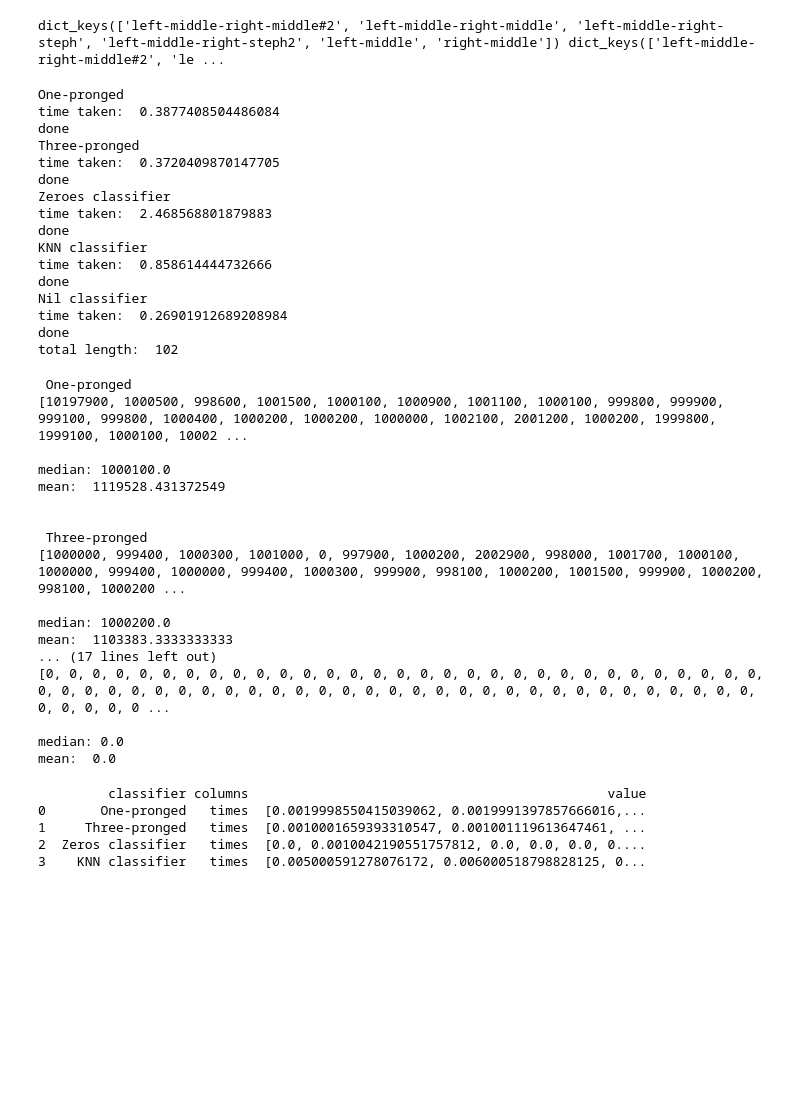
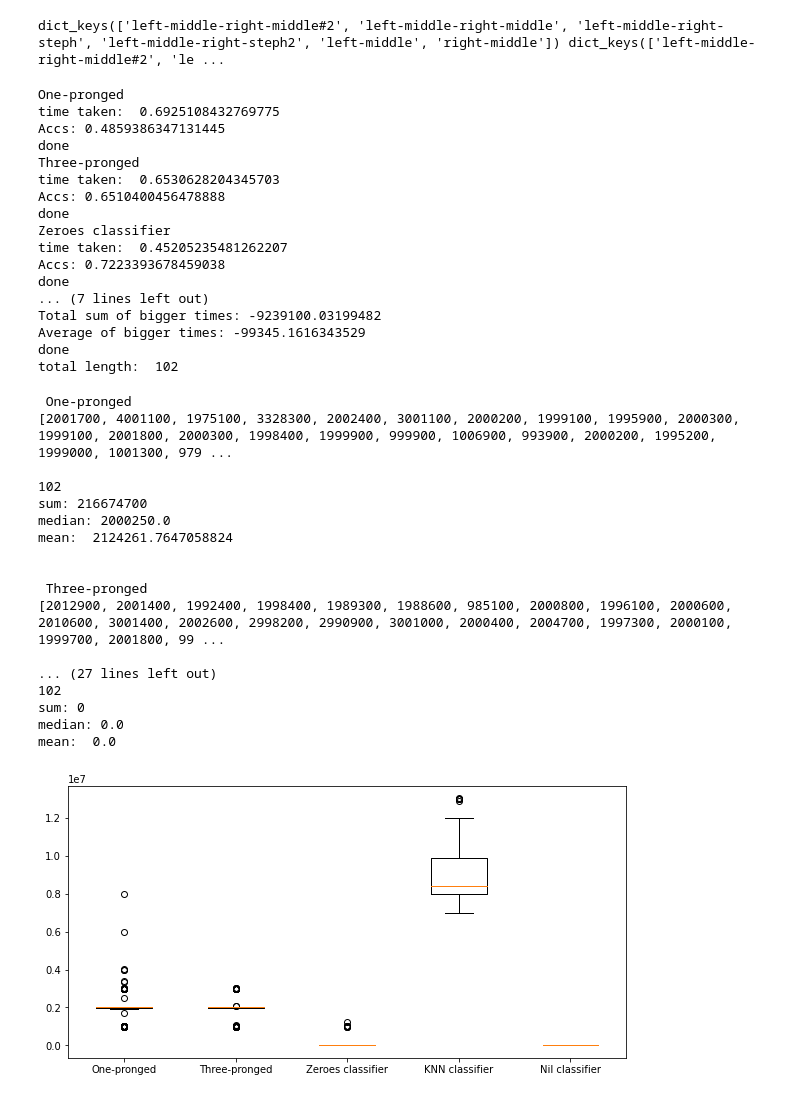
Before and after one commit to BruceWangXD/SpaceInvaders, a Jupyter notebook: Time Complexity per Classifier.ipynb, the cells around one changed output. Drawn from its saved outputs; the diff is of its cells as text; code cells hidden in the pictures; blank space fills up the shorter version.

Commit message:
Boxplot for Time Complexity

```diff
--- a/Time Complexity per Classifier.ipynb
+++ b/Time Complexity per Classifier.ipynb
@@ -69,6 +69,7 @@ all_classification_times = {}
 better_all_classification_times = {}
 nil = False
 using_zeroes = False
+accs = []
 for classifier_label, classifier in classifiers.items():
     print(classifier_label)
     start = time.time()
@@ -108,6 +109,13 @@ for classifier_label, classifier in classifiers.items():
             nil_classifier = nil,
             timeout = False)
 
+        actuals = "".join(labels[key].label)
+
+        lev_dist = lev(actuals, predictions)
+        acc = abs(len(actuals) - lev_dist)/len(actuals)
+        #print("Acc:", acc)
+        accs.append(acc)
+
         if classifier_label in better_all_classification_times.keys():
             better_all_classification_times[classifier_label] += times
 
@@ -125,6 +133,19 @@ for classifier_label, classifier in classifiers.items():
             all_classification_times["classifier"].append(classifier_label)
     end = time.time()
     print("time taken: ", end - start)
+    print("Accs:", np.mean(accs))
+    if classifier_label == "Zeroes classifier":
+        zeroes_time = end - start
+    elif classifier_label == "Nil classifier":
+        nil_time = end - start
+        diff = zeroes_time - nil_time
+        longer_times = []
+        for time1 in better_all_classification_times["Zeroes classifier"]:
+            if time1 > 1:
+                longer_times.append(time1)
+        print("Total sum of bigger times:", (diff - np.sum(longer_times)))
+        print("Average of bigger times:", (diff - np.sum(longer_times)) / (len(better_all_classification_times["Zeroes classifier"]) - len(longer_times)))
+
     print("done")
 
 print("total length: ", len(better_all_classification_times["One-pronged"]))
@@ -133,63 +154,50 @@ print("total length: ", len(better_all_classification_times["One-pronged"]))
 #                      wave_alpha=1, pred_alpha = 0.5, miny = -100, maxy = 100)
 # %% [output]
 One-pronged
-time taken:  0.3877408504486084
+time taken:  0.6925108432769775
+Accs: 0.4859386347131445
 done
 Three-pronged
-time taken:  0.3720409870147705
+time taken:  0.6530628204345703
+Accs: 0.6510400456478888
 done
 Zeroes classifier
-time taken:  2.468568801879883
+time taken:  0.45205235481262207
+Accs: 0.7223393678459038
 done
-KNN classifier
-time taken:  0.858614444732666
-done
-Nil classifier
-time taken:  0.26901912689208984
+... (7 lines left out)
+Total sum of bigger times: -9239100.03199482
+Average of bigger times: -99345.1616343529
 done
 total length:  102
 # %%
 import statistics
+plt.figure(figsize=(10, 5))
+plt.boxplot(better_all_classification_times.values(), labels = better_all_classification_times.keys())
 
 for key, values in better_all_classification_times.items():
     print("\n\n", key)
     print(values, "\n")
+    print(len(values))
+    print("sum:", np.sum(values))
     print("median:", statistics.median(values))
     print("mean: ", np.mean(values))
 # %% [output]
  One-pronged
-[10197900, 1000500, 998600, 1001500, 1000100, 1000900, 1001100, 1000100, 999800, 999900, 999100, 999800, 1000400, 1000200, 1000200, 1000000, 1002100, 2001200, 1000200, 1999800, 1999100, 1000100, 10002 ...
+[2001700, 4001100, 1975100, 3328300, 2002400, 3001100, 2000200, 1999100, 1995900, 2000300, 1999100, 2001800, 2000300, 1998400, 1999900, 999900, 1006900, 993900, 2000200, 1995200, 1999000, 1001300, 979 ...
 
-median: 1000100.0
-mean:  1119528.431372549
+102
+sum: 216674700
+median: 2000250.0
+mean:  2124261.7647058824
 
 
  Three-pronged
-[1000000, 999400, 1000300, 1001000, 0, 997900, 1000200, 2002900, 998000, 1001700, 1000100, 1000000, 999400, 1000000, 999400, 1000300, 999900, 998100, 1000200, 1001500, 999900, 1000200, 998100, 1000200 ...
+[2012900, 2001400, 1992400, 1998400, 1989300, 1988600, 985100, 2000800, 1996100, 2000600, 2010600, 3001400, 2002600, 2998200, 2990900, 3001000, 2000400, 2004700, 1997300, 2000100, 1999700, 2001800, 99 ...
 
-median: 1000200.0
-mean:  1103383.3333333333
-... (17 lines left out)
-[0, 0, 0, 0, 0, 0, 0, 0, 0, 0, 0, 0, 0, 0, 0, 0, 0, 0, 0, 0, 0, 0, 0, 0, 0, 0, 0, 0, 0, 0, 0, 0, 0, 0, 0, 0, 0, 0, 0, 0, 0, 0, 0, 0, 0, 0, 0, 0, 0, 0, 0, 0, 0, 0, 0, 0, 0, 0, 0, 0, 0, 0, 0, 0, 0, 0, 0 ...
-
+... (27 lines left out)
+102
+sum: 0
 median: 0.0
 mean:  0.0
+[figure, added]
-# %%
-#Please ignore below code, was me trying to make a boxplot and failing
-"""
-import seaborn as sns
-
-#print(all_classification_times)
-
-df = pd.DataFrame(all_classification_times)
-df_melt = df.melt(id_vars = "classifier",
-                  value_vars = ["times"],
-                  var_name = "columns")
-print(df_melt)
-"""
-# %% [output]
-         classifier columns                                              value
-0       One-pronged   times  [0.0019998550415039062, 0.0019991397857666016,...
-1     Three-pronged   times  [0.0010001659393310547, 0.001001119613647461, ...
-2  Zeros classifier   times  [0.0, 0.0010042190551757812, 0.0, 0.0, 0.0, 0....
-3    KNN classifier   times  [0.005000591278076172, 0.006000518798828125, 0...
```
Also changed, not shown: parts of 2 cells of this notebook.
